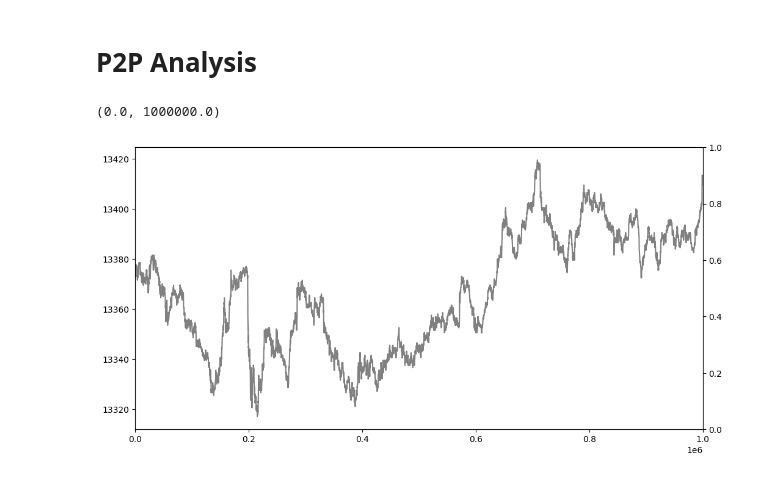
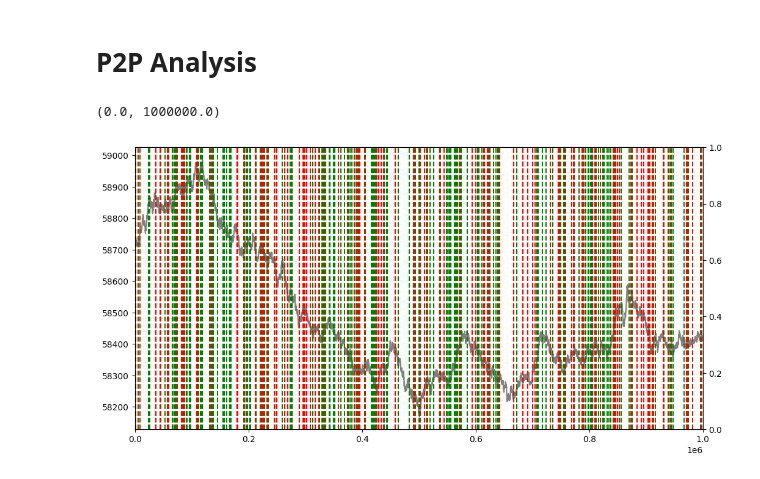
Before and after one commit to PranavMantri/imc_2025, a Jupyter notebook: notebooks/pnl_agent_analysis.ipynb, the cells around one changed output. Drawn from its saved outputs; the diff is of its cells as text; code cells hidden in the pictures.

```diff
--- a/notebooks/pnl_agent_analysis.ipynb
+++ b/notebooks/pnl_agent_analysis.ipynb
@@ -152,45 +152,49 @@ day:2, product:PICNIC_BASKET2, idx: Caesar, pnl: 515.0
 # %% [markdown]
 # P2P Analysis
 # %%
-day = 2
-df = day_prices[day][day_prices[day]["product"] == "DJEMBES"]
+day = 0
+product = "PICNIC_BASKET1"
+df = day_prices[day][day_prices[day]["product"] == product]
 
 fig, ax1 = plt.subplots(figsize=(12, 6))
 ax1.plot(df["timestamp"], df["mid_price"],
             color='grey', label='Buys', alpha=1)
 
 ax2 = ax1.twinx()
 
-df = day_trades[day][day_trades[day]["symbol"] == "DJEMBES"]
-df = df[(df['buyer'] == 'Camilla') & (df['seller'] == 'Pablo')]
+df = day_trades[day][day_trades[day]["symbol"] == product]
+df = df[(df['buyer'] == 'Camilla')]
 
 for _, row in df.iterrows():
-    ax2.axvline(x=row['timestamp'], color='red', linestyle='--', linewidth=1.5)
+    ax2.axvline(x=row['timestamp'], color='green', linestyle='--', linewidth=1.5, label='Camilla Buys')
 
 
-df = day_trades[day][day_trades[day]["symbol"] == "DJEMBES"]
-df = df[(df['seller'] == 'Pablo') & (df['buyer'] == 'Camilla')]
+df = day_trades[day][day_trades[day]["symbol"] == product]
+df = df[(df['seller'] == 'Camilla')]
 
 for _, row in df.iterrows():
-    ax2.axvline(x=row['timestamp'], color='green', linestyle='--', linewidth=1.5)
+    ax2.axvline(x=row['timestamp'], color='red', linestyle='--', linewidth=1.5, label='Camilla Sells')
+
+
+buyer_trades = df[df['buyer'] == buyer]
 
 
 # Get first trade timestamp
-zoom_start = 0000
+zoom_start = 000_000
 zoom_end = 1_000_000
 ax1.set_xlim(zoom_start, zoom_end)
-
+# plt.legend()
 
 
 # df = df[(df['buyer'] == 'Caesar')]
 
 # ax2.plot(df["timestamp"], df["price"],
 #             color='green', label='Buys', alpha=1)
 
 # df = df[(df['seller'] == 'Camilla')]
 
 # ax2.plot(df["timestamp"], df["price"],
 #             color='red', label='Sells', alpha=1)
 # %% [output]
 (0.0, 1000000.0)
-[figure, old version]
+[figure, new version]
```
Also changed, not shown: 1 other file.
